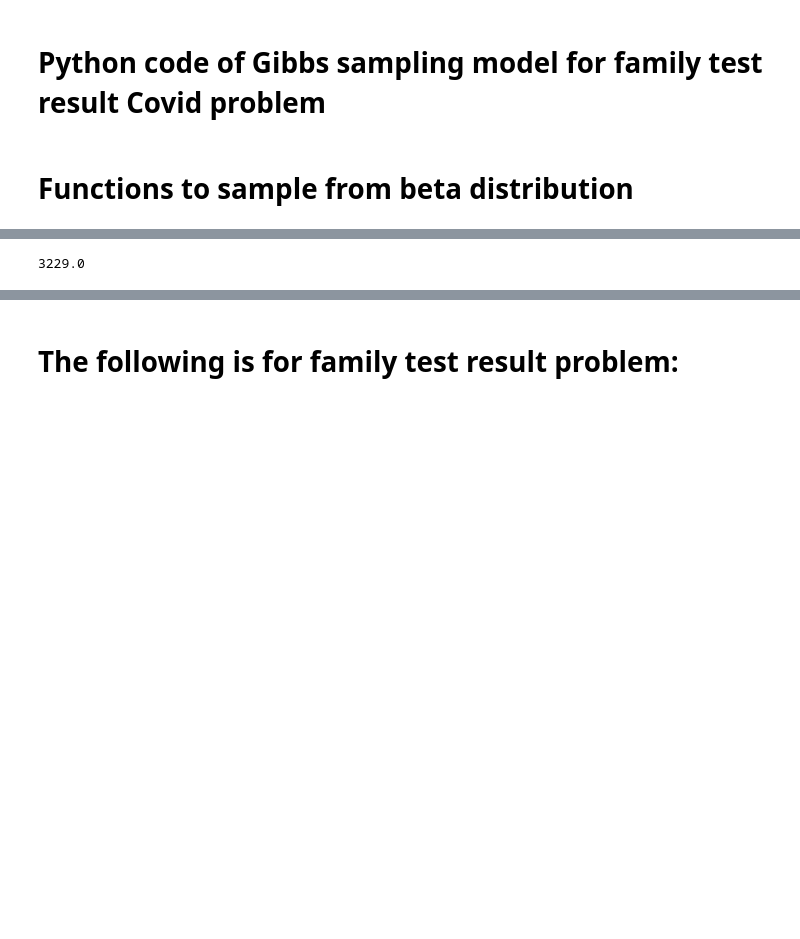
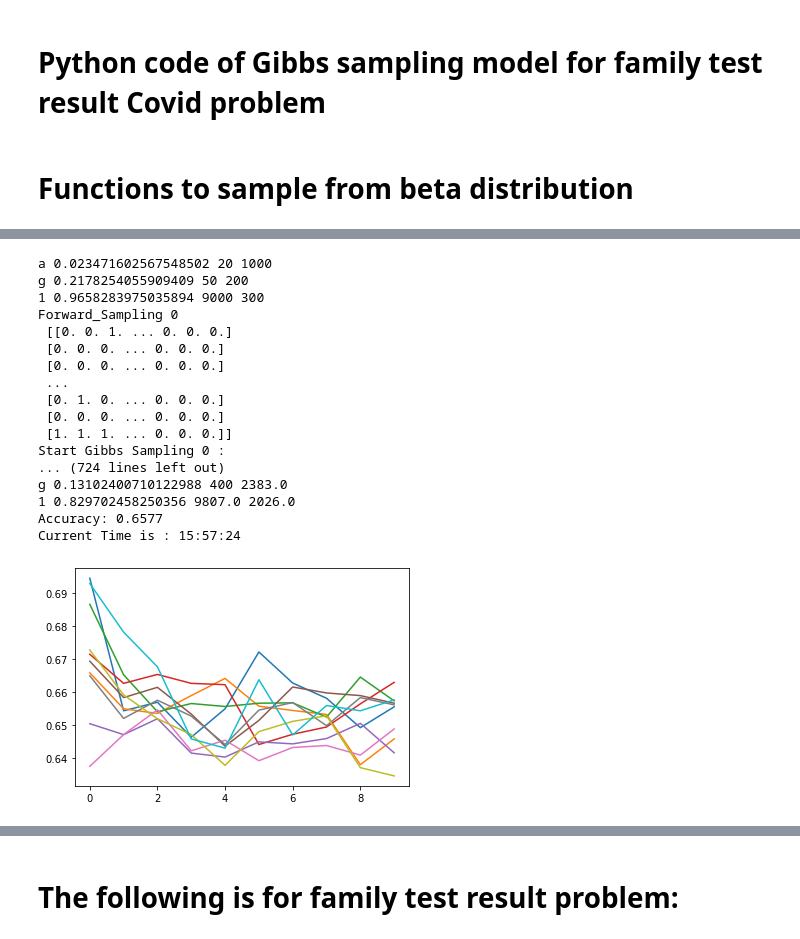
Before and after one commit to zhrprjct/zahra, a Jupyter notebook: Gibbs_Covid_Project_For_Family_Test_Results.ipynb, the cells around one changed output, grey strips where cells are left out. Drawn from its saved outputs; the diff is of its cells as text; code cells hidden in the pictures; blank space fills up the shorter version.

```diff
--- a/Gibbs_Covid_Project_For_Family_Test_Results.ipynb
+++ b/Gibbs_Covid_Project_For_Family_Test_Results.ipynb
@@ -399,5 +397,9 @@ for i in range(n):
     for j in range(unique_rows.shape[0]):
         if unique_rows[j,i]==1:
             Y[i,:]=YF[j,:]
+# %%
+U=10
+K=10
+J=10
 # %%
 # define auxiliary variable R(n,t):
@@ -462,15 +424,0 @@ np.sum(Z)
-# %%
-# Main code to run entire Gibbs algorithm U times:
-for i in range(U):
-    print("******************* Iteration:",i,"*****************************************************************************")
-    now = datetime.now()
-    current_time = now.strftime("%H:%M:%S")
-    print("Current Time is :", current_time)
-    print("Current Parameters:",params)
-    prm=Params(R,G,F,X,n,T,Y,params)
-    params=prm[0]
-    X=Calculate_X(K,T,X,G,F,Y,params)
-    print("Verctor of Health States:","\n",X)
-    R=prm[1]
-winsound.Beep(freq, duration)
-print("Current Parameters:",params)
@@ -492,4 +425,51 @@ Current Parameters: [0.013, 0.0352, 0.0854, 0.535, 0.001, 0.891]
-# %%
-np.sum(X)
-# %% [output]
-3229.0
+# %%
+# Main code to run entire Gibbs algorithm U times:
+for j in range(J):
+    params=initialize_parameters(a_alpha,b_alpha,a_beta,b_beta,a_betaf,b_betaf,a_gama,b_gama,a_teta0,b_teta0,a_teta1,b_teta1)
+    X=Forward_Sampling(T,n,G,F,params)
+    print("Forward_Sampling",j,"\n",X)
+    print("Start Gibbs Sampling:\n")
+    mylist=[]
+    accuracy=[]
+    for i in range(U):
+        print("************************************************ Iteration",i,"************************************************")
+        print("Current Parameters:",params)
+        X=Calculate_X(Z,K,T,X,G,F,Y,params)
+        prm=Params(R,G,F,X,n,T,Y,params)
+        params=prm[0]
+        R=prm[1]
+        Zflat = np.hstack(Z)
+        Xflat = np.hstack(X)
+    #result = 1 - spatial.distance.cosine(Zflat, Xflat)
+        result=accuracy_score(Xflat, Zflat,normalize=True)
+        print("Accuracy:",result)
+        accuracy.append(result)
+    myList = list(range(U))
+    iteration=np.array(myList)
+    Accuracy=np.array(accuracy)
+    label="Iteration:"+str(1)
+    plt.plot(iteration,Accuracy,label=label )
+    plt.legend()
+    winsound.Beep(freq, duration)
+    now = datetime.now()
+    current_time = now.strftime("%H:%M:%S")
+    print("Current Time is :", current_time)
+# %% [output]
+a 0.023471602567548502 20 1000
+g 0.2178254055909409 50 200
+1 0.9658283975035894 9000 300
+Forward_Sampling 0
+ [[0. 0. 1. ... 0. 0. 0.]
+ [0. 0. 0. ... 0. 0. 0.]
+ [0. 0. 0. ... 0. 0. 0.]
+ ...
+ [0. 1. 0. ... 0. 0. 0.]
+ [0. 0. 0. ... 0. 0. 0.]
+ [1. 1. 1. ... 0. 0. 0.]]
+Start Gibbs Sampling 0 :
+... (724 lines left out)
+g 0.13102400710122988 400 2383.0
+1 0.829702458250356 9807.0 2026.0
+Accuracy: 0.6577
+Current Time is : 15:57:24
+[figure, added]
```
Also changed, not shown: parts of 36 cells of this notebook, 1 other file.
